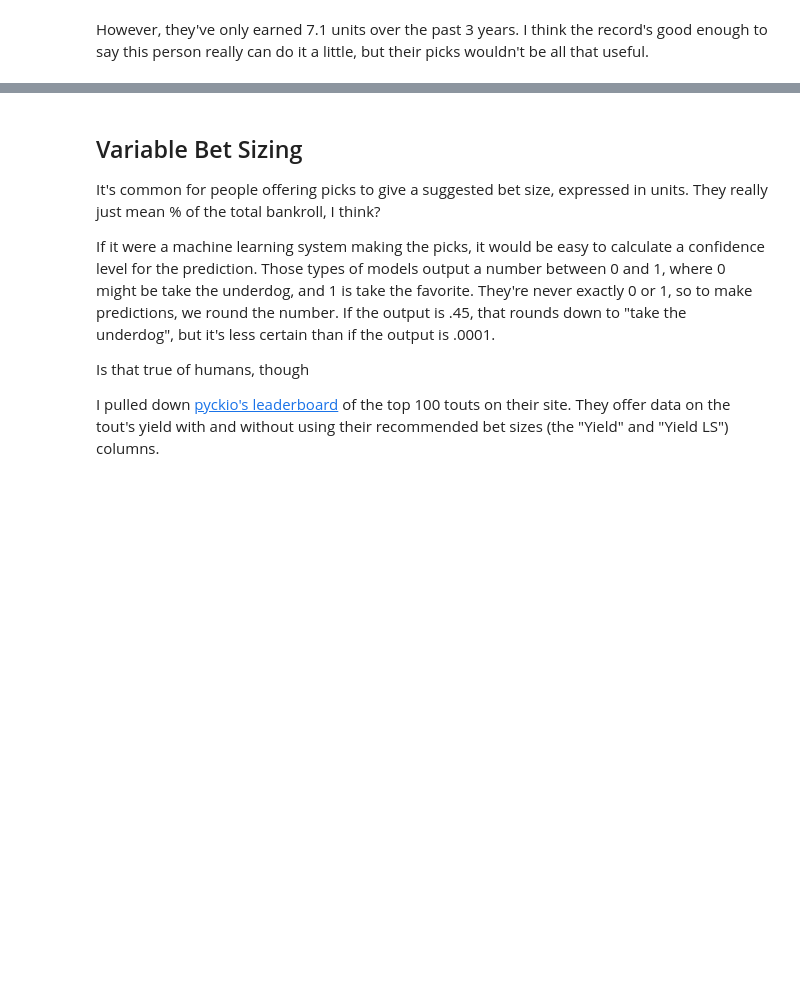
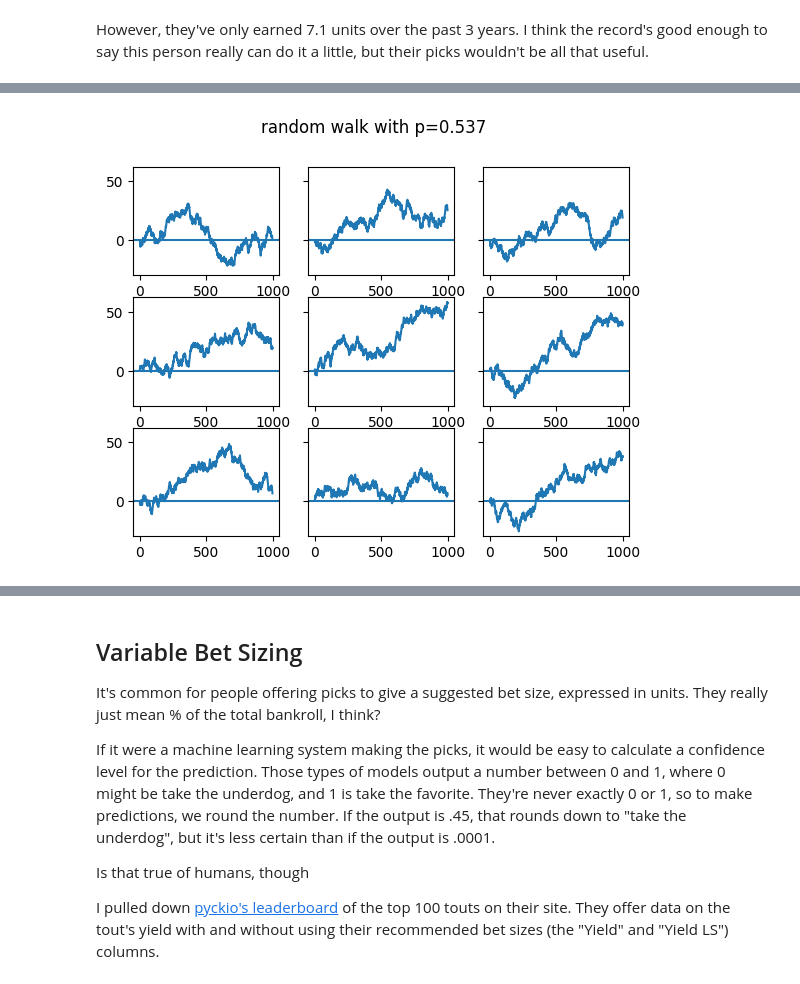
Before and after one commit to csdurfee/book, a Jupyter notebook: ep 7 TOUTS.ipynb, the cells around one changed output, grey strips where cells are left out. Saved outputs shown, nothing was run; the diff lists cells and outputs as text; code cells hidden in the pictures; blank space fills up the shorter version.

```diff
--- a/ep 7 TOUTS.ipynb
+++ b/ep 7 TOUTS.ipynb
@@ -335,2 +355,7 @@ rw.plot_random_walk(np.mean([.5, .574]))
+# %%
+import numpy as np
+rw.plot_random_walk(np.round([.5, .574]))
+# %% [output]
+[figure, added]
 # %% [markdown]
 
```
Also changed, not shown: parts of 32 cells of this notebook, 1 other file.
